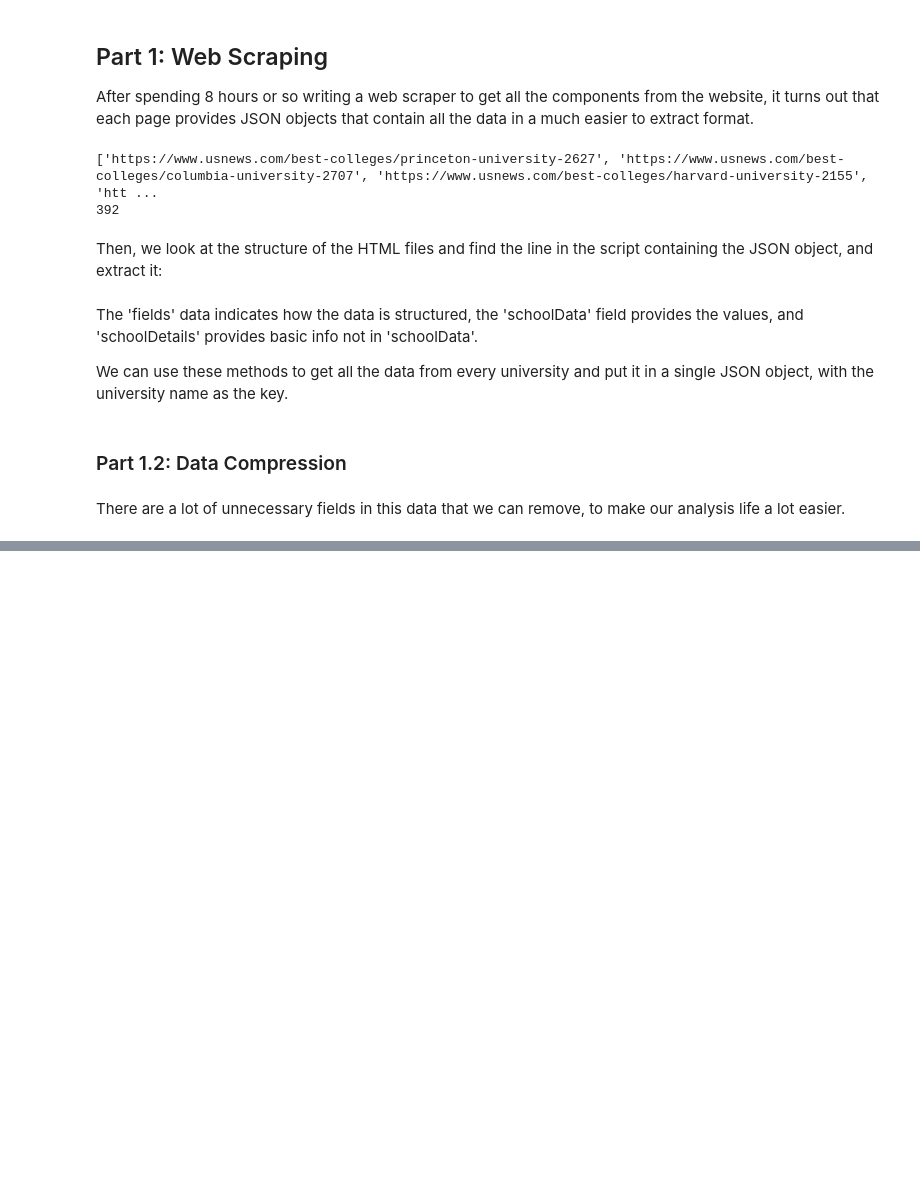
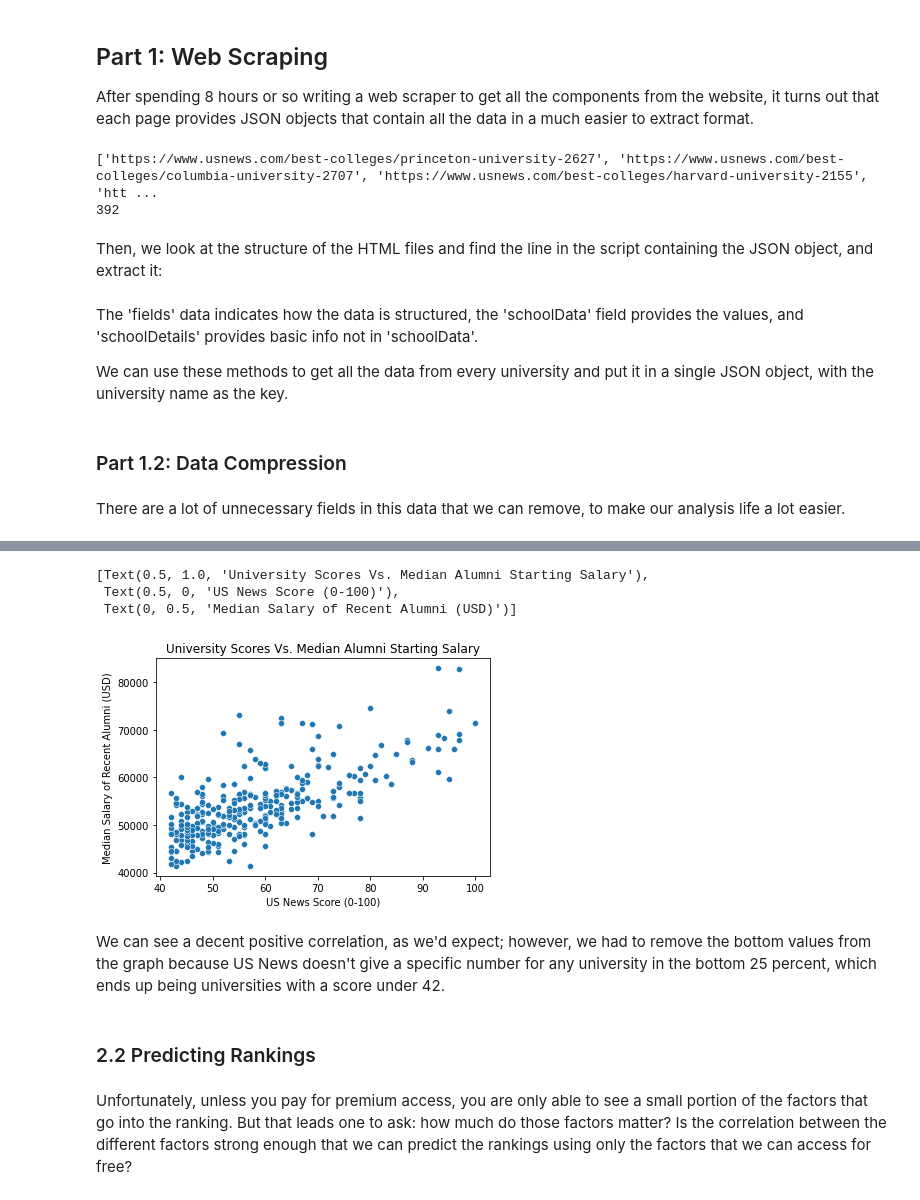
Before and after one commit to Aurathic/USNews-Colleges-Web-Scraper, a Jupyter notebook: python_web_scraper/web_scraping_2.ipynb, the cells around one changed output, grey strips where cells are left out. Drawn from its saved outputs; the diff is of its cells as text; code cells hidden in the pictures; blank space fills up the shorter version.

```diff
--- a/python_web_scraper/web_scraping_2.ipynb
+++ b/python_web_scraper/web_scraping_2.ipynb
@@ -166,0 +162,16 @@ with open('all_univ_compressed_key.json', 'w') as outfile:
+# %%
+with open('all_univ_compressed.json', 'r') as infile:
+    all_univ_data = json.load(infile)
+# %%
+salaries = pd.read_csv("all_univ_rows.csv")["Median starting salary of alumni "].apply(
+          lambda x: x if pd.isna(x) else int(x[1:].replace(",","")))
+
+display_score = []
+for (name, data), salary in zip(all_univ_data.items(),salaries):
+    display_score.append({"name": name,
+                          "score": np.nan if isinstance(data["vDisplayScore"],str) else data["vDisplayScore"],
+                          "medianSalary":salary})
+
+# filter out unusable rows (score or medianSalary is not a number)
+score_df = pd.DataFrame(display_score)
+score_df.dropna()
@@ -166,0 +192,10 @@ with open('all_univ_compressed_key.json', 'w') as outfile:
+# %%
+ax = sns.scatterplot(data=score_df, x="score", y="medianSalary")
+ax.set(title="University Scores Vs. Median Alumni Starting Salary",xlabel="US News Score (0-100)",ylabel="Median Salary of Recent Alumni (USD)")
+# %% [output]
+[Text(0.5, 1.0, 'University Scores Vs. Median Alumni Starting Salary'),
+ Text(0.5, 0, 'US News Score (0-100)'),
+ Text(0, 0.5, 'Median Salary of Recent Alumni (USD)')]
+[figure, added]
+# %% [markdown]
+We can see a decent positive correlation, as we'd expect; however, we had to remove the bottom values from the graph because US News doesn't give a specific number for any university in the bottom 25 percent, which ends up being universities with a score under 42.
@@ -166,0 +204,4 @@ with open('all_univ_compressed_key.json', 'w') as outfile:
+# %% [markdown]
+### 2.2 Predicting Rankings
+# %% [markdown]
+Unfortunately, unless you pay for premium access, you are only able to see a small portion of the factors that go into the ranking. But that leads one to ask: how much do those factors matter? Is the correlation between the different factors strong enough that we can predict the rankings using only the factors that we can access for free?
```
Also changed, not shown: parts of 8 cells of this notebook.
